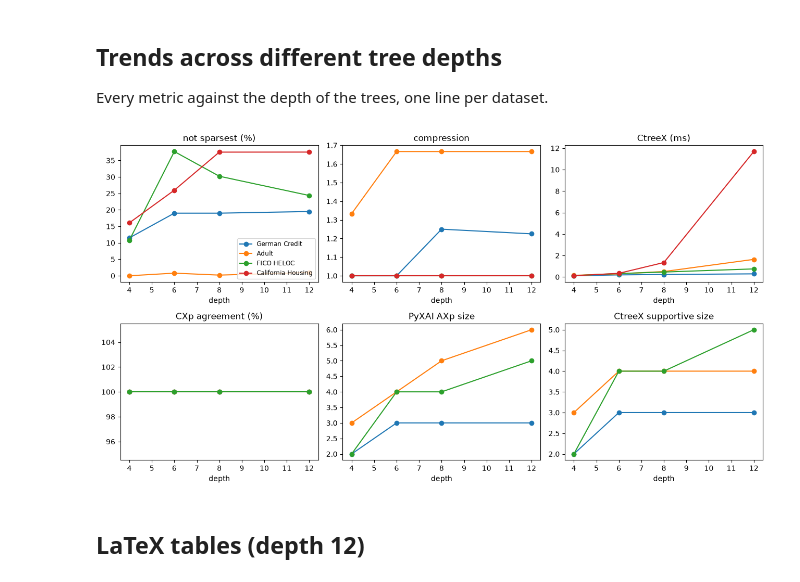
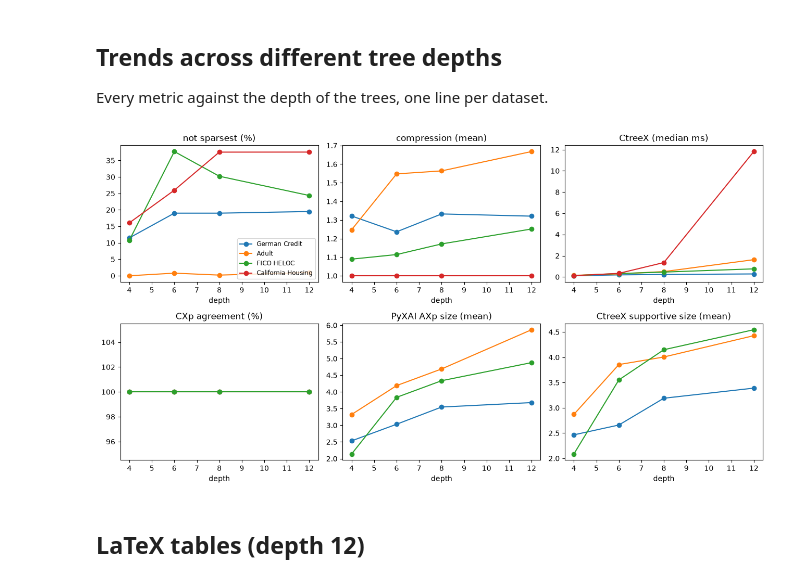
Before and after one commit to So-Cool/CtreeX, a Jupyter notebook: experiments/experiments.ipynb, the cells around one changed output. Drawn from its saved outputs; the diff is of its cells as text; code cells hidden in the pictures.

```diff
--- a/experiments/experiments.ipynb
+++ b/experiments/experiments.ipynb
@@ -139,22 +139,22 @@ Every metric against the depth of the trees, one line per dataset.
 # %%
 import matplotlib.pyplot as plt
 
 panels = [(point_vs_ctreex, 'not_sparsest', 'not sparsest (%)'),
-          (point_vs_ctreex, 'compression', 'compression'),
-          (point_vs_ctreex, 'ctreex_ms', 'CtreeX (ms)'),
+          (point_vs_ctreex, 'compression_mean', 'compression (mean)'),
+          (point_vs_ctreex, 'ctreex_ms_median', 'CtreeX (median ms)'),
           (pyxai_vs_ctreex, 'cxp_agree', 'CXp agreement (%)'),
-          (pyxai_vs_ctreex, 'pyxai_axp', 'PyXAI AXp size'),
-          (pyxai_vs_ctreex, 'ctreex_supportive', 'CtreeX supportive size')]
+          (pyxai_vs_ctreex, 'pyxai_axp_mean', 'PyXAI AXp size (mean)'),
+          (pyxai_vs_ctreex, 'ctreex_supportive_mean', 'CtreeX supportive size (mean)')]
 fig, axes = plt.subplots(2, 3, figsize=(13, 7))
 for ax, (frame, column, label) in zip(axes.ravel(), panels):
     for dataset, rows in frame.groupby('dataset', sort=False):
         ax.plot(rows['depth'], rows[column], marker='o', label=dataset)
     ax.set_title(label)
     ax.set_xlabel('depth')
 axes[0, 0].legend(fontsize='small')
 fig.tight_layout()
 # %% [output]
-[figure, old version]
+[figure, new version]
 # %% [markdown]
 ## LaTeX tables (depth 12)
 # %%
```
Also changed, not shown: parts of 5 cells of this notebook, 1 other file.
